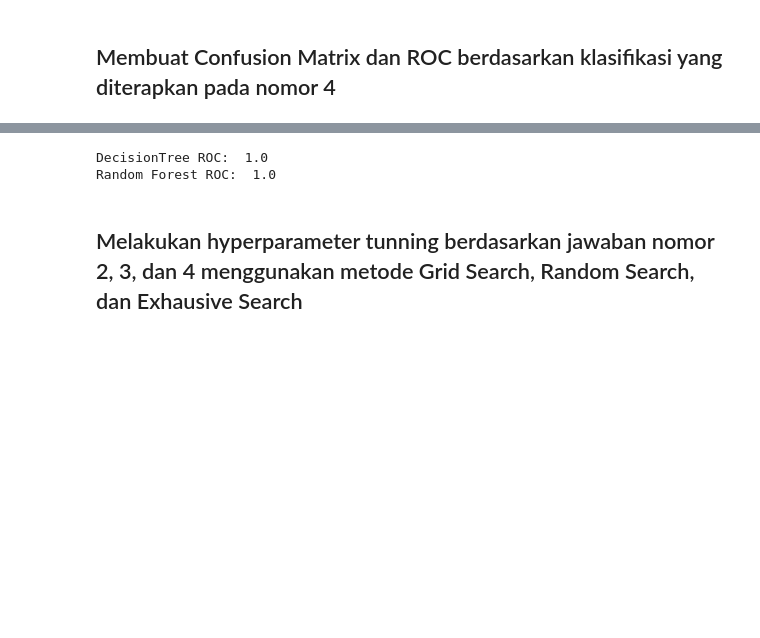
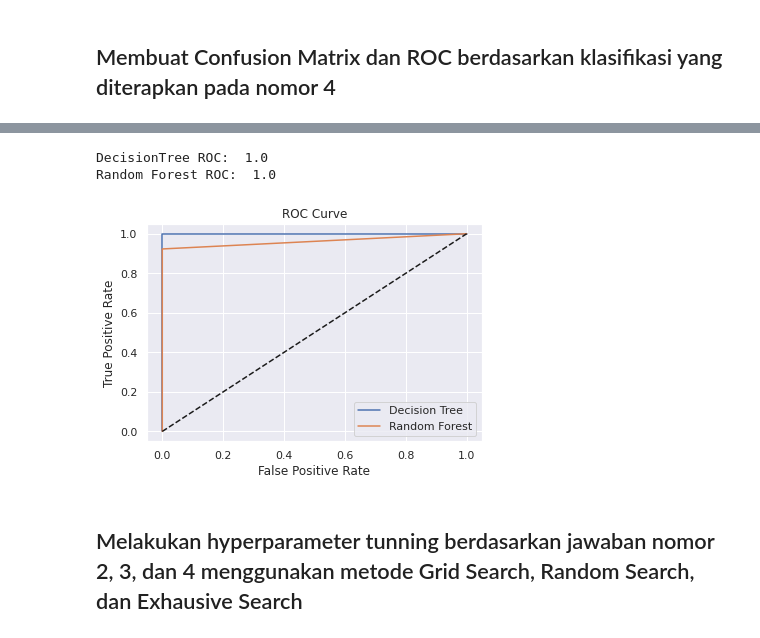
Before and after one commit to aldidwikusuma/kuis2machinelearning, a Jupyter notebook: kuis.ipynb, the cells around one changed output, grey strips where cells are left out. Cells and saved outputs as stored; diff of their text form; code cells hidden in the pictures; blank space fills up the shorter version.

```diff
--- a/kuis.ipynb
+++ b/kuis.ipynb
@@ -283,23 +300,35 @@ Confusion Matrix Decision Tree : 1.0
 # %%
-from sklearn.metrics import roc_curve, roc_auc_score
+
 
 clf_tree = DecisionTreeClassifier();
 clf_rand = RandomForestClassifier();
 
 clf_tree.fit(X_train, y_train);
 clf_rand.fit(X_train, y_train);
 
 y_score1 = clf_tree.predict_proba(X_test)[:,1]
 y_score2 = clf_rand.predict_proba(X_test)[:,1]
 
 false_positive_rate1, true_positive_rate1, threshold1 = roc_curve(y_test, y_score1)
 false_positive_rate2, true_positive_rate2, threshold2 = roc_curve(y_test, y_score2)
 
 print('DecisionTree ROC: ', roc_auc_score(y_test, y_score1))
 print('Random Forest ROC: ', roc_auc_score(y_test, y_score2))
+
+fpr, tpr, thresholds = roc_curve(y_test, pred)
+fpr2, tpr2, thresholds2 = roc_curve(y_test, rfc_pred)
+plt.plot(fpr, tpr, label='Decision Tree')
+plt.plot(fpr2, tpr2, label='Random Forest')
+plt.plot([0, 1], [0, 1], 'k--')
+plt.xlabel('False Positive Rate')
+plt.ylabel('True Positive Rate')
+plt.title('ROC Curve')
+plt.legend()
+plt.show()
 # %% [output]
 DecisionTree ROC:  1.0
 Random Forest ROC:  1.0
+[figure, added]
 # %% [markdown]
 <h2>Melakukan hyperparameter tunning berdasarkan jawaban nomor 2, 3, dan 4 menggunakan metode Grid Search, Random Search, dan Exhausive Search</h2>
 # %%
```
Also changed, not shown: parts of 8 cells of this notebook.
